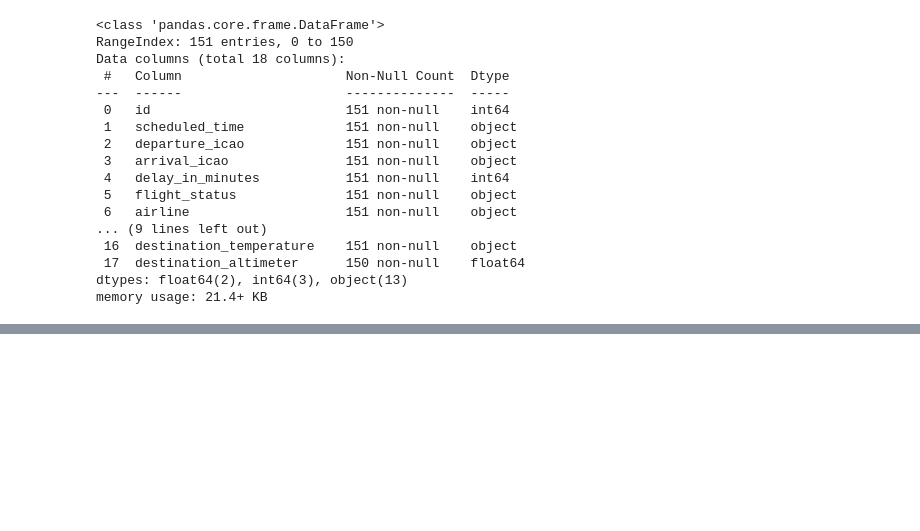
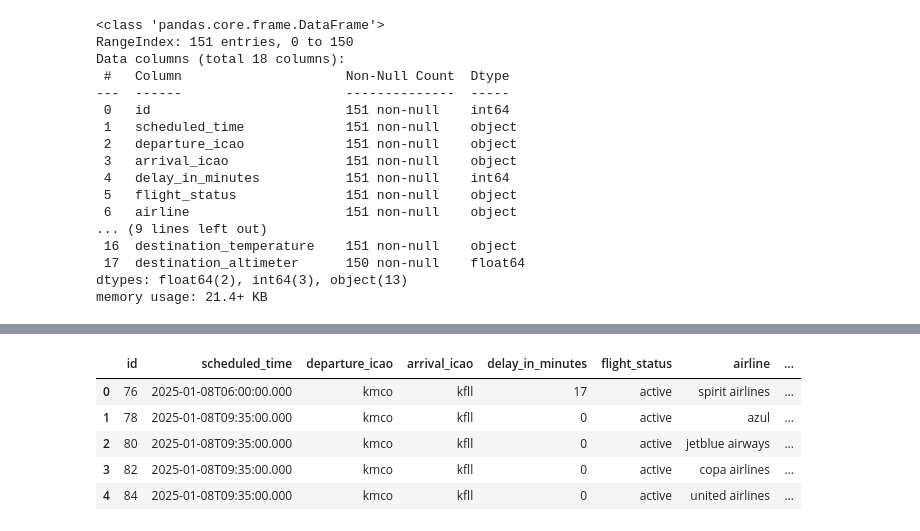
Before and after one commit to MartinLeNizon/FlightDelay, a Jupyter notebook: analysis/analysis.ipynb, the cells around one changed output, grey strips where cells are left out. Cells and saved outputs as stored; diff of their text form; code cells hidden in the pictures; blank space fills up the shorter version.

```diff
--- a/analysis/analysis.ipynb
+++ b/analysis/analysis.ipynb
@@ -152,0 +251,6 @@ Passing `palette` without assigning `hue` is deprecated and will be removed in v
+# %%
+# Create separate columns for each weather condition at the destination
+df['StrongWindDestination'] = df['destination_wind'].apply(is_strong_wind)
+df['LowVisibilityDestination'] = df['destination_visibility'].apply(is_low_visibility)
+df['BadSkyConditionDestination'] = df['destination_sky_condition'].apply(is_bad_sky_condition)
+df['ExtremeTemperatureDestination'] = df['destination_temperature'].apply(is_extreme_temperature)
@@ -152,0 +273,9 @@ Passing `palette` without assigning `hue` is deprecated and will be removed in v
+# %%
+df.head()
+# %% [output]
+|  | id | scheduled_time | departure_icao | arrival_icao | delay_in_minutes | flight_status | airline | ... |
+| 0 | 76 | 2025-01-08T06:00:00.000 | kmco | kfll | 17 | active | spirit airlines | ... |
+| 1 | 78 | 2025-01-08T09:35:00.000 | kmco | kfll | 0 | active | azul | ... |
+| 2 | 80 | 2025-01-08T09:35:00.000 | kmco | kfll | 0 | active | jetblue airways | ... |
+| 3 | 82 | 2025-01-08T09:35:00.000 | kmco | kfll | 0 | active | copa airlines | ... |
+| 4 | 84 | 2025-01-08T09:35:00.000 | kmco | kfll | 0 | active | united airlines | ... |
```
Also changed, not shown: parts of 10 cells of this notebook.
